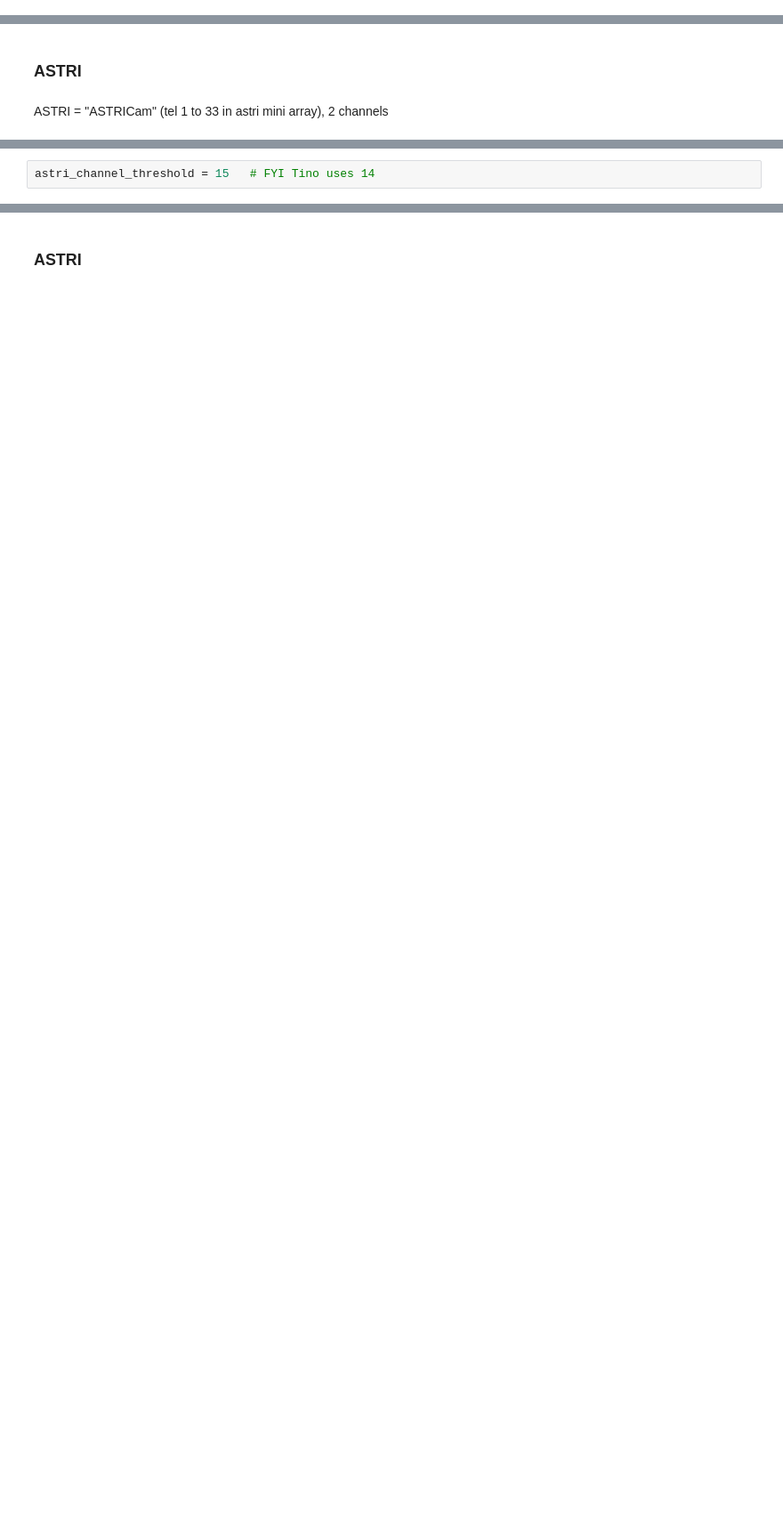
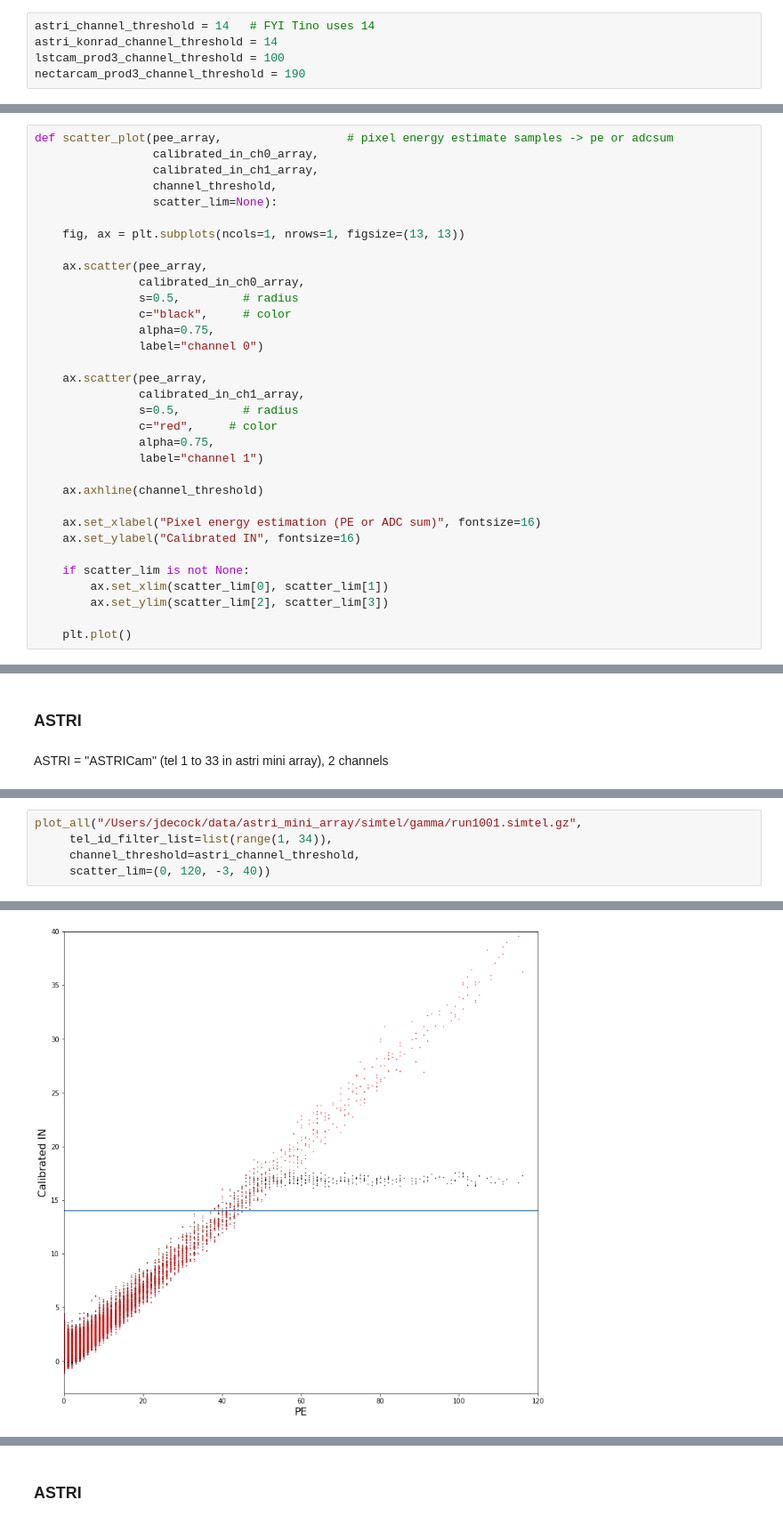
Before and after one commit to jdhp-sap/pywi-cta-legacy, a Jupyter notebook: notebooks/simtel_calib_find_channel_selection_threshold.ipynb, the cells around one changed output, grey strips where cells are left out. Shown: that part at 89% size. Saved outputs shown, nothing was run; the diff lists cells and outputs as text; blank space fills up the shorter version.

```diff
--- a/notebooks/simtel_calib_find_channel_selection_threshold.ipynb
+++ b/notebooks/simtel_calib_find_channel_selection_threshold.ipynb
@@ -42,0 +34,5 @@ calib = CameraCalibrator(None, None)
+# %%
+astri_channel_threshold = 14   # FYI Tino uses 14
+astri_konrad_channel_threshold = 14
+lstcam_prod3_channel_threshold = 100
+nectarcam_prod3_channel_threshold = 190
@@ -42,0 +41,33 @@ calib = CameraCalibrator(None, None)
+# %%
+def scatter_plot(pee_array,                  # pixel energy estimate samples -> pe or adcsum
+                 calibrated_in_ch0_array,
+                 calibrated_in_ch1_array,
+                 channel_threshold,
+                 scatter_lim=None):
+
+    fig, ax = plt.subplots(ncols=1, nrows=1, figsize=(13, 13))
+
+    ax.scatter(pee_array,
+               calibrated_in_ch0_array,
+               s=0.5,         # radius
+               c="black",     # color
+               alpha=0.75,
+               label="channel 0")
+
+    ax.scatter(pee_array,
+               calibrated_in_ch1_array,
+               s=0.5,         # radius
+               c="red",     # color
+               alpha=0.75,
+               label="channel 1")
+
+    ax.axhline(channel_threshold)
+
+    ax.set_xlabel("Pixel energy estimation (PE or ADC sum)", fontsize=16)
+    ax.set_ylabel("Calibrated IN", fontsize=16)
+
+    if scatter_lim is not None:
+        ax.set_xlim(scatter_lim[0], scatter_lim[1])
+        ax.set_ylim(scatter_lim[2], scatter_lim[3])
+
+    plt.plot()
@@ -99,2 +211,0 @@ num samples: 1124800
-# %%
-astri_channel_threshold = 15   # FYI Tino uses 14
@@ -165,0 +212,6 @@ ax.legend(prop={'size': 18}, loc='best', fancybox=True, framealpha=0.5)
+# %%
+plot_all("/Users/jdecock/data/astri_mini_array/simtel/gamma/run1001.simtel.gz",
+     tel_id_filter_list=list(range(1, 34)),
+     channel_threshold=astri_channel_threshold,
+     scatter_lim=(0, 120, -3, 40))
+# %% [output]
@@ -165,0 +236 @@ ax.legend(prop={'size': 18}, loc='best', fancybox=True, framealpha=0.5)
+[figure, added]
```
Also changed, not shown: parts of 65 cells of this notebook.
